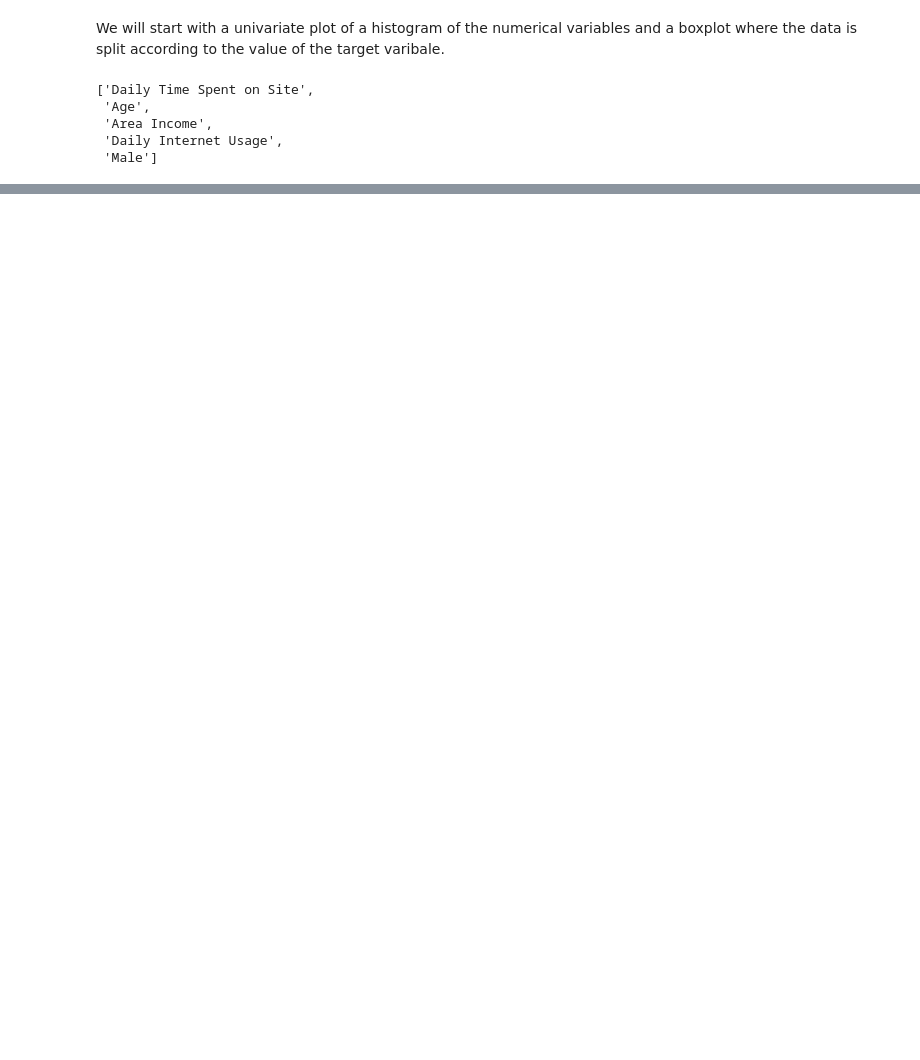
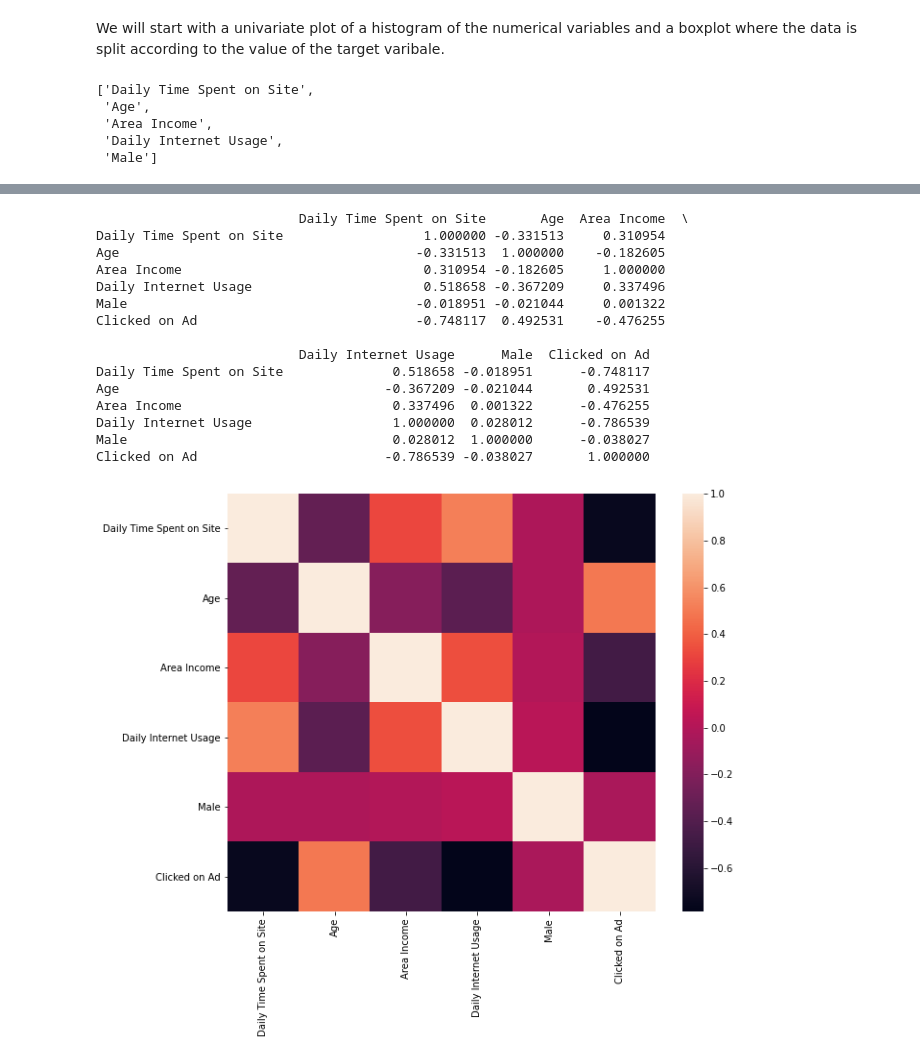
Before and after one commit to emakri/AdvertisingProject, a Jupyter notebook: AdvProject.ipynb, the cells around one changed output, grey strips where cells are left out. Drawn from its saved outputs; the diff is of its cells as text; code cells hidden in the pictures; blank space fills up the shorter version.

```diff
--- a/AdvProject.ipynb
+++ b/AdvProject.ipynb
@@ -229,0 +244,27 @@ for col in cols_num_plot:
+# %%
+def correlation_plot(df):
+    correlation = df.corr()
+    plt.figure(figsize=(10,8))
+    sns.heatmap(correlation,
+          xticklabels=correlation.columns.values,
+          yticklabels=correlation.columns.values)
+    print(correlation)
+# %%
+correlation_plot(data)
+# %% [output]
+                          Daily Time Spent on Site       Age  Area Income  \
+Daily Time Spent on Site                  1.000000 -0.331513     0.310954
+Age                                      -0.331513  1.000000    -0.182605
+Area Income                               0.310954 -0.182605     1.000000
+Daily Internet Usage                      0.518658 -0.367209     0.337496
+Male                                     -0.018951 -0.021044     0.001322
+Clicked on Ad                            -0.748117  0.492531    -0.476255
+
+                          Daily Internet Usage      Male  Clicked on Ad
+Daily Time Spent on Site              0.518658 -0.018951      -0.748117
+Age                                  -0.367209 -0.021044       0.492531
+Area Income                           0.337496  0.001322      -0.476255
+Daily Internet Usage                  1.000000  0.028012      -0.786539
+Male                                  0.028012  1.000000      -0.038027
+Clicked on Ad                        -0.786539 -0.038027       1.000000
+[figure, added]
```
Also changed, not shown: parts of 32 cells of this notebook.
